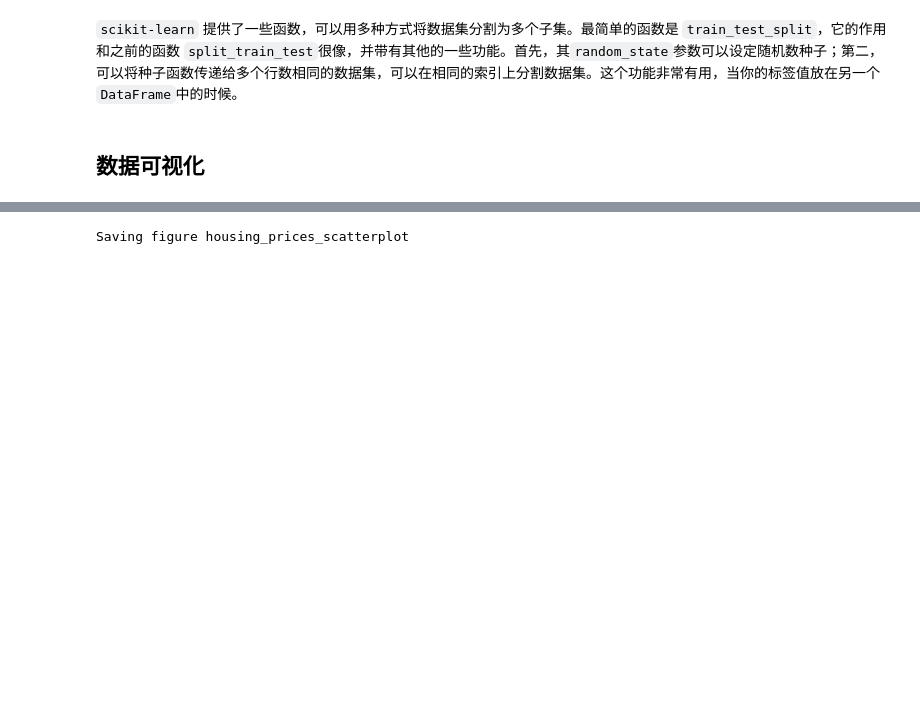
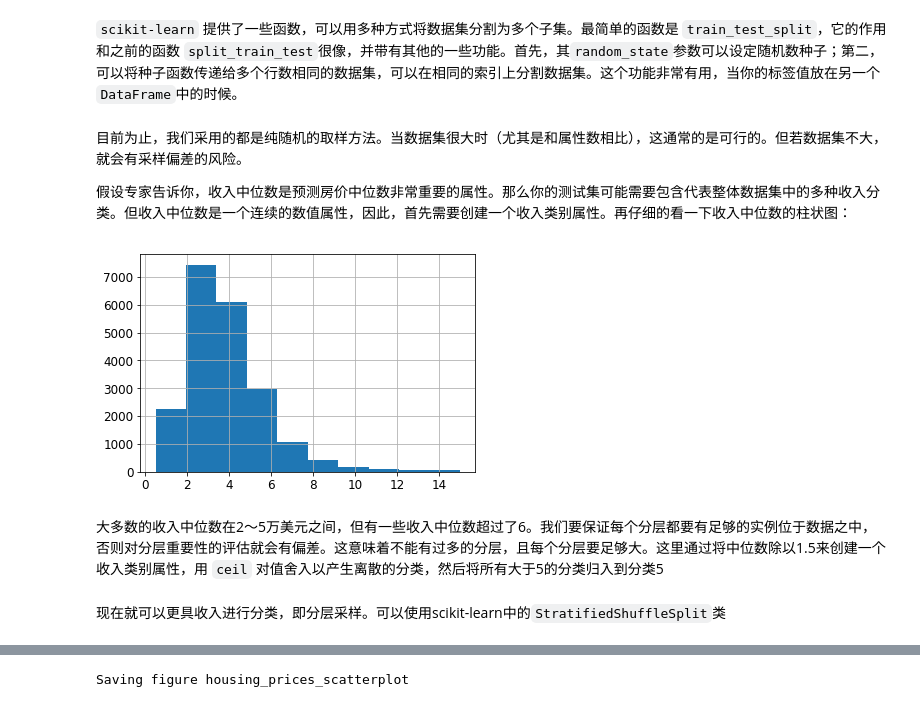
Before and after one commit to whu-pzhang/ml_practice, a Jupyter notebook: 02_end_to_end_machine_learning_project.ipynb, the cells around one changed output, grey strips where cells are left out. Cells and saved outputs as stored; diff of their text form; code cells hidden in the pictures; blank space fills up the shorter version.

```diff
--- a/02_end_to_end_machine_learning_project.ipynb
+++ b/02_end_to_end_machine_learning_project.ipynb
@@ -190,5 +190,14 @@ train_set, test_set = split_train_test_by_id(housing_with_id, 0.2, "id")
 from sklearn.model_selection import train_test_split
 
 train_set, test_set = train_test_split(housing, test_size=0.2, random_state=2018)
-# %% [markdown]
-## 数据可视化
+# %% [markdown]
+目前为止，我们采用的都是纯随机的取样方法。当数据集很大时（尤其是和属性数相比），这通常的是可行的。但若数据集不大，就会有采样偏差的风险。
+
+假设专家告诉你，收入中位数是预测房价中位数非常重要的属性。那么你的测试集可能需要包含代表整体数据集中的多种收入分类。但收入中位数是一个连续的数值属性，因此，首先需要创建一个收入类别属性。再仔细的看一下收入中位数的柱状图：
+# %%
+housing["median_income"].hist()
+plt.show()
+# %% [output]
+[figure, added]
+# %% [markdown]
+大多数的收入中位数在2～5万美元之间，但有一些收入中位数超过了6。我们要保证每个分层都要有足够的实例位于数据之中，否则对分层重要性的评估就会有偏差。这意味着不能有过多的分层，且每个分层要足够大。这里通过将中位数除以1.5来创建一个收入类别属性，用 `ceil` 对值舍入以产生离散的分类，然后将所有大于5的分类归入到分类5
@@ -194,0 +207,2 @@ train_set, test_set = train_test_split(housing, test_size=0.2, random_state=2018
+# %% [markdown]
+现在就可以更具收入进行分类，即分层采样。可以使用scikit-learn中的`StratifiedShuffleSplit`类
```
Also changed, not shown: parts of 15 cells of this notebook.
